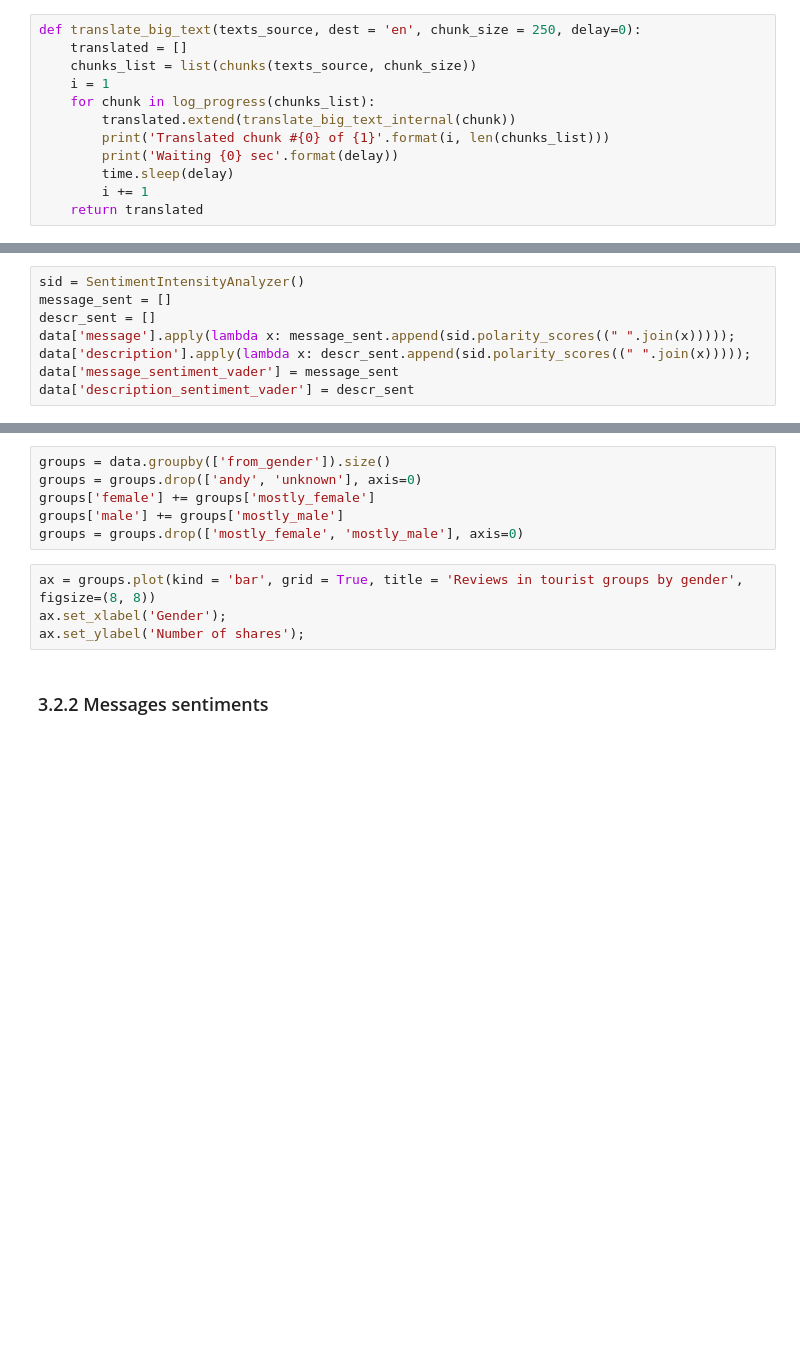
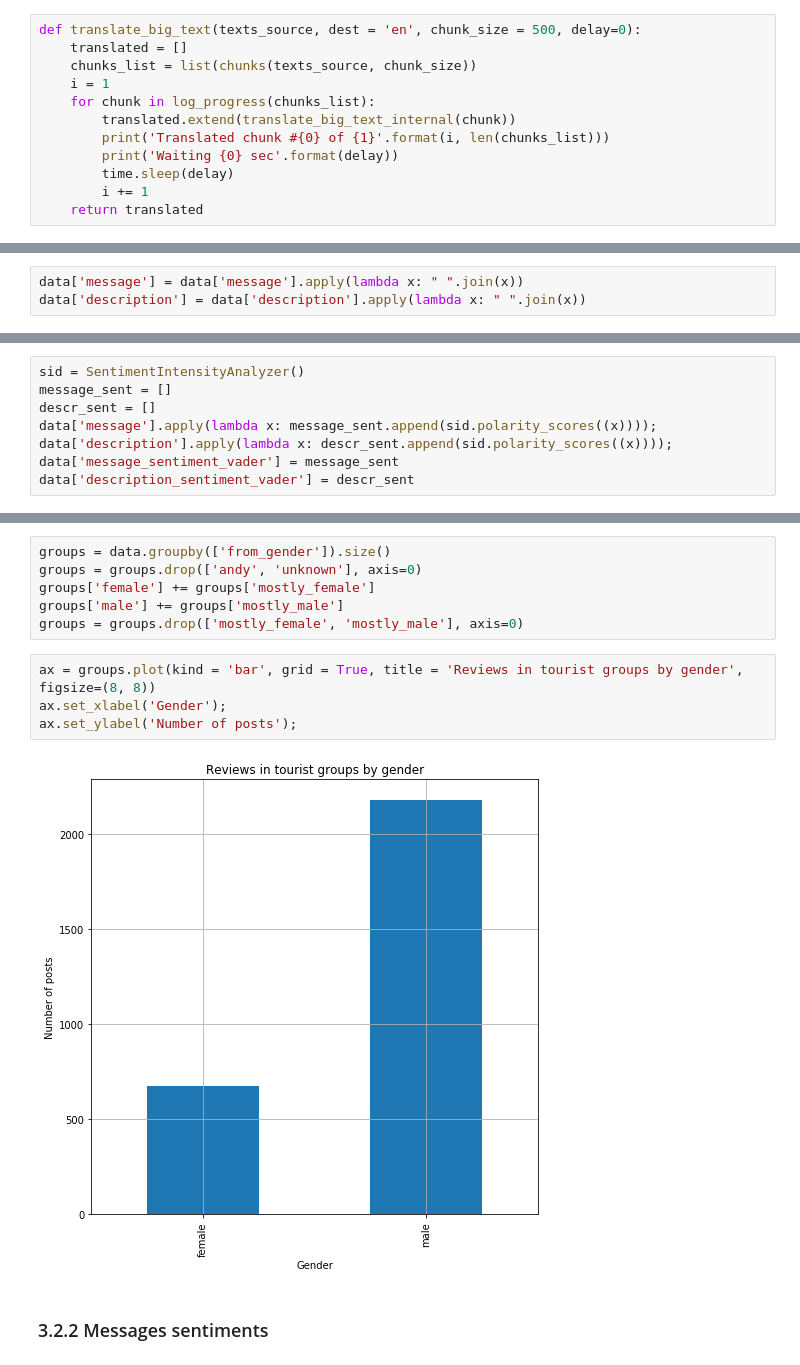
Before and after one commit to dbulgakov/ML-Russia-Tourism, a Jupyter notebook: Tourism analysis.ipynb, the cells around one changed output, grey strips where cells are left out. Saved outputs shown, nothing was run; the diff lists cells and outputs as text; blank space fills up the shorter version.

```diff
--- a/Tourism analysis.ipynb
+++ b/Tourism analysis.ipynb
@@ -172,7 +173,7 @@ data[['shares']] = data[['shares']].apply(pd.to_numeric)
 # %% [markdown]
 ### 2.5 Translating texts into english
 # %%
-def translate_big_text(texts_source, dest = 'en', chunk_size = 250, delay=0):
+def translate_big_text(texts_source, dest = 'en', chunk_size = 500, delay=0):
     translated = []
     chunks_list = list(chunks(texts_source, chunk_size))
     i = 1
@@ -237,6 +299,9 @@ stop_words += (['.', ',', '"', "'", '?', '!', ':', ';', '(', ')', '[', ']', '{',
 # %%
 data['message'] = data['message'].apply(lambda x: list(filter(lambda y: y not in stop_words, x)))
 data['description'] = data['description'].apply(lambda x: list(filter(lambda y: y not in stop_words, x)))
+# %%
+data['message'] = data['message'].apply(lambda x: " ".join(x))
+data['description'] = data['description'].apply(lambda x: " ".join(x))
 # %% [markdown]
 ### 2.10 Saving data to file
 # %%
@@ -275,8 +338,8 @@ data['from_gender'].replace([0],['unknown'],inplace=True)
 sid = SentimentIntensityAnalyzer()
 message_sent = []
 descr_sent = []
-data['message'].apply(lambda x: message_sent.append(sid.polarity_scores((" ".join(x)))));
-data['description'].apply(lambda x: descr_sent.append(sid.polarity_scores((" ".join(x)))));
+data['message'].apply(lambda x: message_sent.append(sid.polarity_scores((x))));
+data['description'].apply(lambda x: descr_sent.append(sid.polarity_scores((x))));
 data['message_sentiment_vader'] = message_sent
 data['description_sentiment_vader'] = descr_sent
 # %%
@@ -323,6 +395,8 @@ groups = groups.drop(['mostly_female', 'mostly_male'], axis=0)
 # %%
 ax = groups.plot(kind = 'bar', grid = True, title = 'Reviews in tourist groups by gender', figsize=(8, 8))
 ax.set_xlabel('Gender');
-ax.set_ylabel('Number of shares');
+ax.set_ylabel('Number of posts');
+# %% [output]
+[figure, added]
 # %% [markdown]
 ### 3.2.2 Messages sentiments
```
Also changed, not shown: parts of 12 cells of this notebook, 1 other file.
